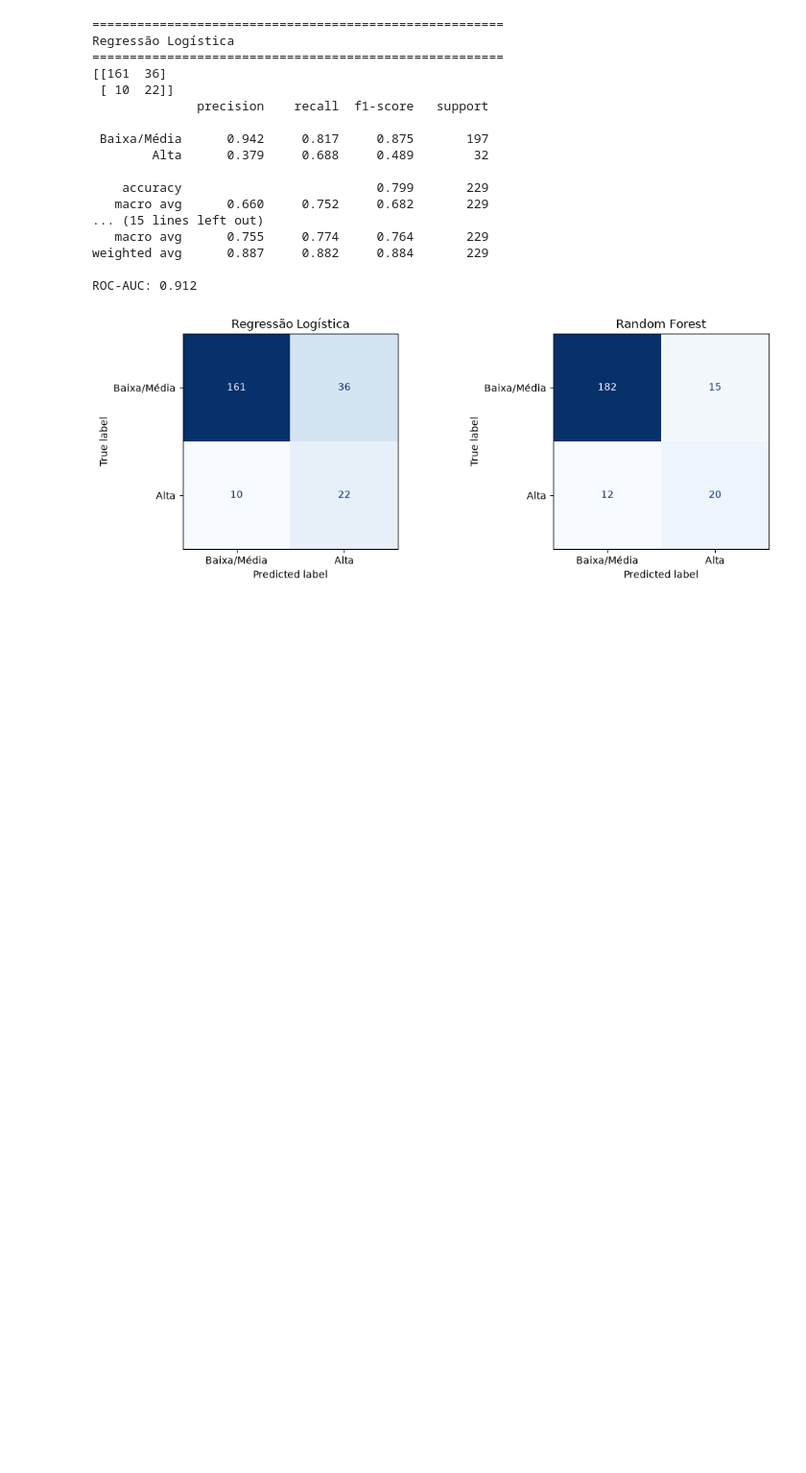
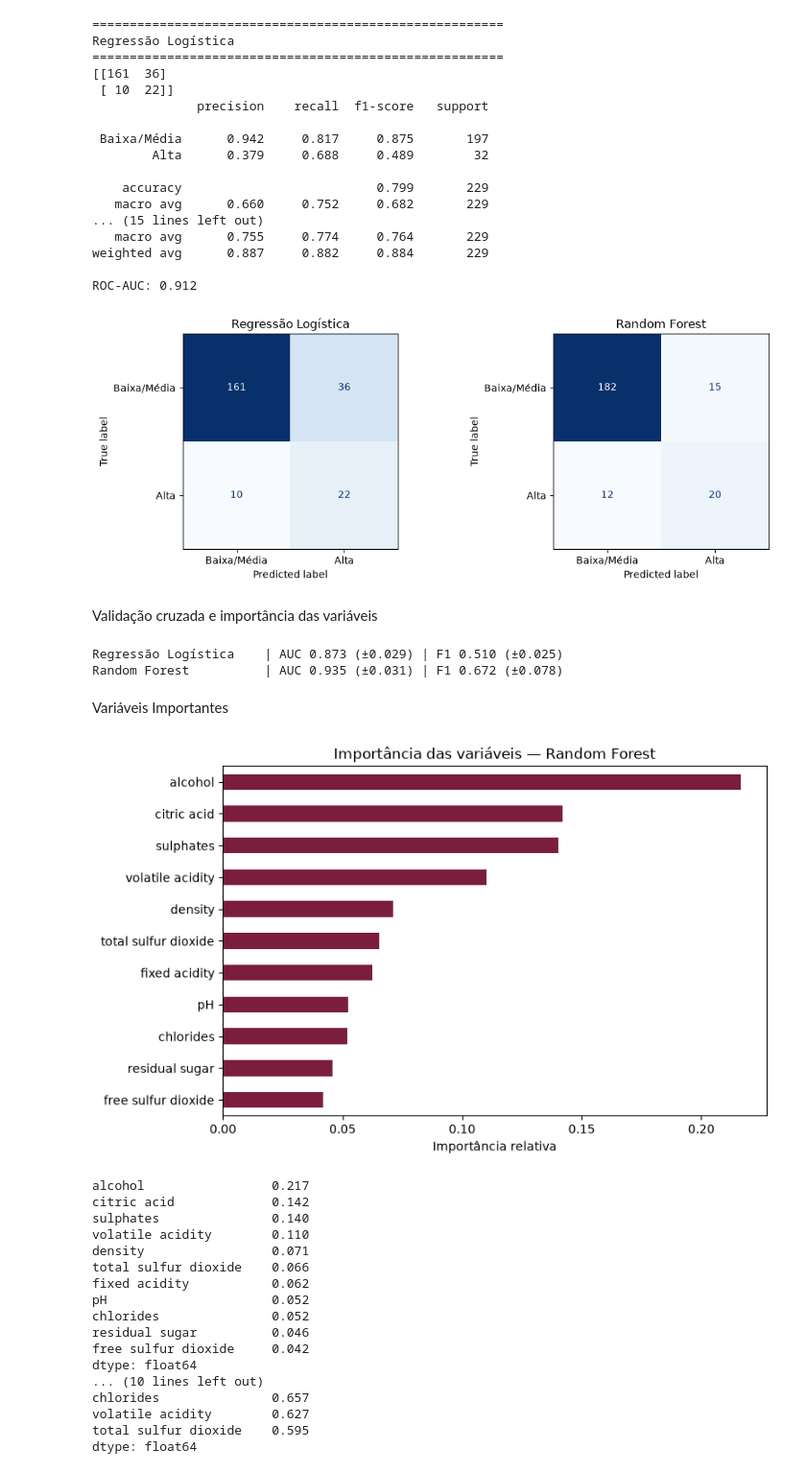
Before and after one commit to GuilhermeCastillo/wine-quality-classification, a Jupyter notebook: notebooks/01_eda.ipynb, the cells around one changed output. Shown at 96% size. Saved outputs shown, nothing was run; the diff lists cells and outputs as text; code cells hidden in the pictures; blank space fills up the shorter version.

Commit message:
notebook modelagem

```diff
--- a/notebooks/01_eda.ipynb
+++ b/notebooks/01_eda.ipynb
@@ -201,3 +201,57 @@ plt.savefig("../results/03_matrizes_confusao.png", dpi=150)
 plt.show()
 # %% [output]
 [figure]
+# %% [markdown]
+Validação cruzada e importância das variáveis
+# %%
+from sklearn.model_selection import cross_val_score, StratifiedKFold
+
+cv = StratifiedKFold(n_splits=5, shuffle=True, random_state=42)
+
+for nome, modelo in [("Regressão Logística", logreg), ("Random Forest", rf)]:
+    auc = cross_val_score(modelo, X, y, cv=cv, scoring="roc_auc")
+    f1  = cross_val_score(modelo, X, y, cv=cv, scoring="f1")
+    print(f"{nome:22s} | AUC {auc.mean():.3f} (±{auc.std():.3f}) | F1 {f1.mean():.3f} (±{f1.std():.3f})")
+# %% [output]
+Regressão Logística    | AUC 0.873 (±0.029) | F1 0.510 (±0.025)
+Random Forest          | AUC 0.935 (±0.031) | F1 0.672 (±0.078)
+# %% [markdown]
+Variáveis Importantes
+# %%
+import numpy as np
+
+imp = pd.Series(rf.feature_importances_, index=X.columns).sort_values()
+
+plt.figure(figsize=(8, 5))
+imp.plot(kind="barh", color="#7b1e3c")
+plt.title("Importância das variáveis — Random Forest")
+plt.xlabel("Importância relativa")
+plt.tight_layout()
+plt.savefig("../results/04_importancia_variaveis.png", dpi=150)
+plt.show()
+
+print(imp.sort_values(ascending=False).round(3))
+
+# coeficientes da logística, em odds ratio
+coef = pd.Series(logreg.named_steps["clf"].coef_[0], index=X.columns)
+print("\nOdds ratio (Logística):")
+print(np.exp(coef).sort_values(ascending=False).round(3))
+# %% [output]
+[figure, added]
+alcohol                 0.217
+citric acid             0.142
+sulphates               0.140
+volatile acidity        0.110
+density                 0.071
+total sulfur dioxide    0.066
+fixed acidity           0.062
+pH                      0.052
+chlorides               0.052
+residual sugar          0.046
+free sulfur dioxide     0.042
+dtype: float64
+... (10 lines left out)
+chlorides               0.657
+volatile acidity        0.627
+total sulfur dioxide    0.595
+dtype: float64
```
Also changed, not shown: 2 other files.
